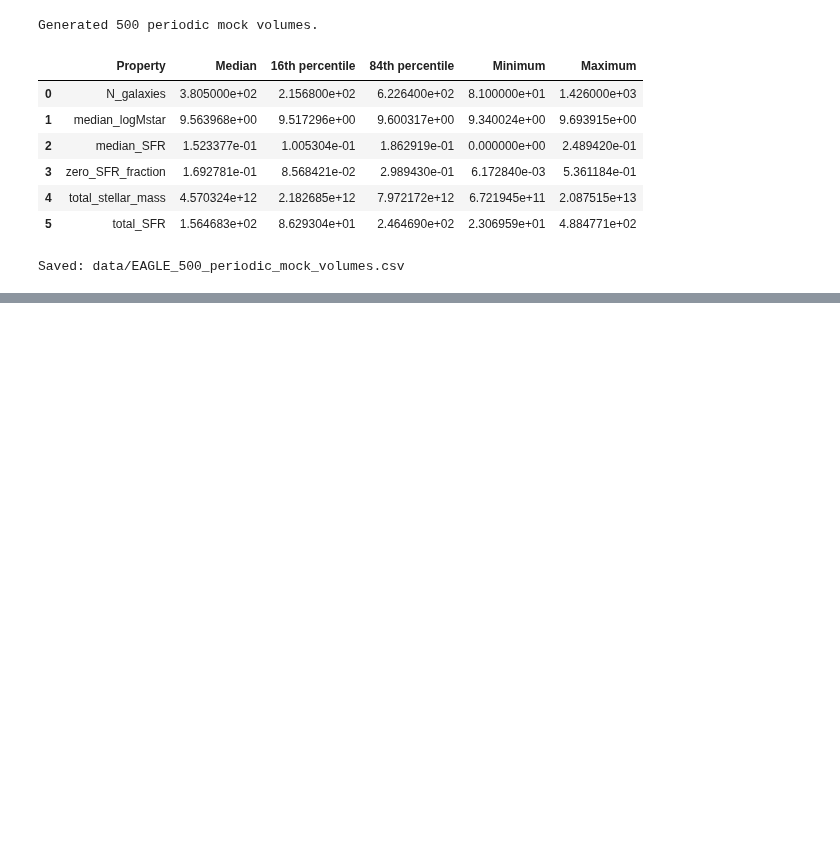
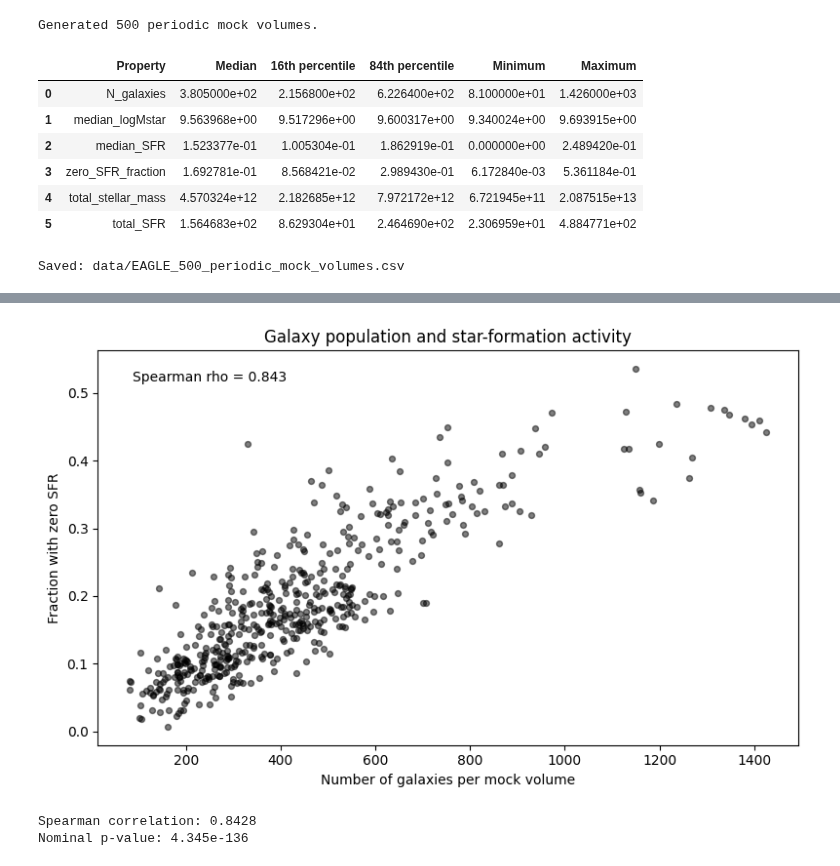
Before and after one commit to saatour/GW170817, a Jupyter notebook: 20261013_EAGLE_simulation_analysis_Chapter6.ipynb, the cells around one changed output, grey strips where cells are left out. Cells and saved outputs as stored; diff of their text form; code cells hidden in the pictures; blank space fills up the shorter version.

```diff
--- a/20261013_EAGLE_simulation_analysis_Chapter6.ipynb
+++ b/20261013_EAGLE_simulation_analysis_Chapter6.ipynb
@@ -1222,0 +1261,39 @@ Saved: data/EAGLE_500_periodic_mock_volumes.csv
+# %%
+from scipy.stats import spearmanr
+
+x = ensemble["N_galaxies"]
+y = ensemble["zero_SFR_fraction"]
+
+rho, p_value = spearmanr(x, y)
+
+fig, ax = plt.subplots(figsize=(8, 5))
+
+ax.scatter(
+    x,
+    y,
+    s=18,
+    alpha=0.5,
+    color="black"
+)
+
+ax.set_xlabel("Number of galaxies per mock volume")
+ax.set_ylabel("Fraction with zero SFR")
+ax.set_title("Galaxy population and star-formation activity")
+
+ax.text(
+    0.05,
+    0.95,
+    f"Spearman rho = {rho:.3f}",
+    transform=ax.transAxes,
+    va="top"
+)
+
+plt.tight_layout()
+plt.show()
+
+print(f"Spearman correlation: {rho:.4f}")
+print(f"Nominal p-value: {p_value:.4g}")
+# %% [output]
+[figure, added]
+Spearman correlation: 0.8428
+Nominal p-value: 4.345e-136
```
Also changed, not shown: parts of 2 cells of this notebook.
